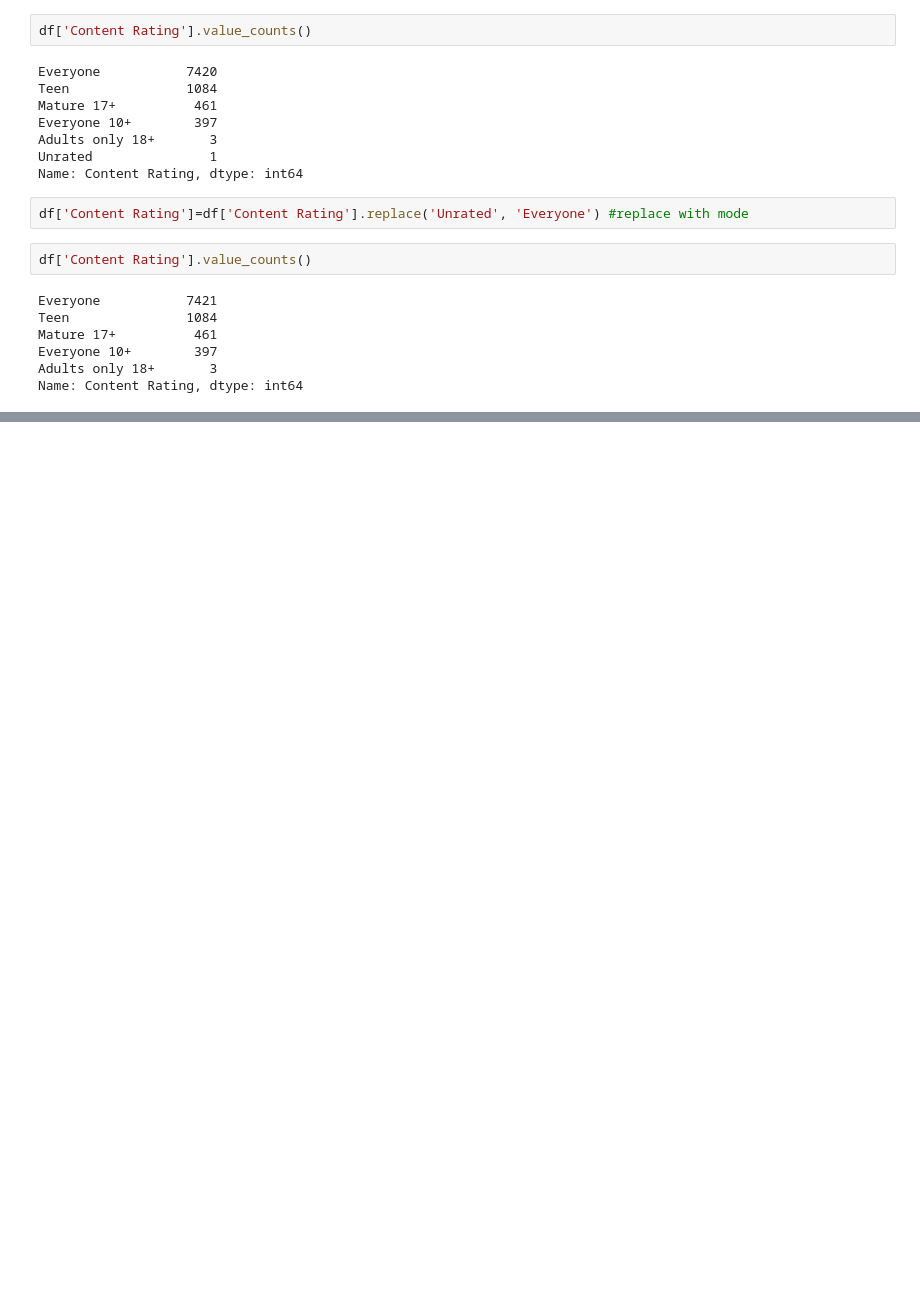
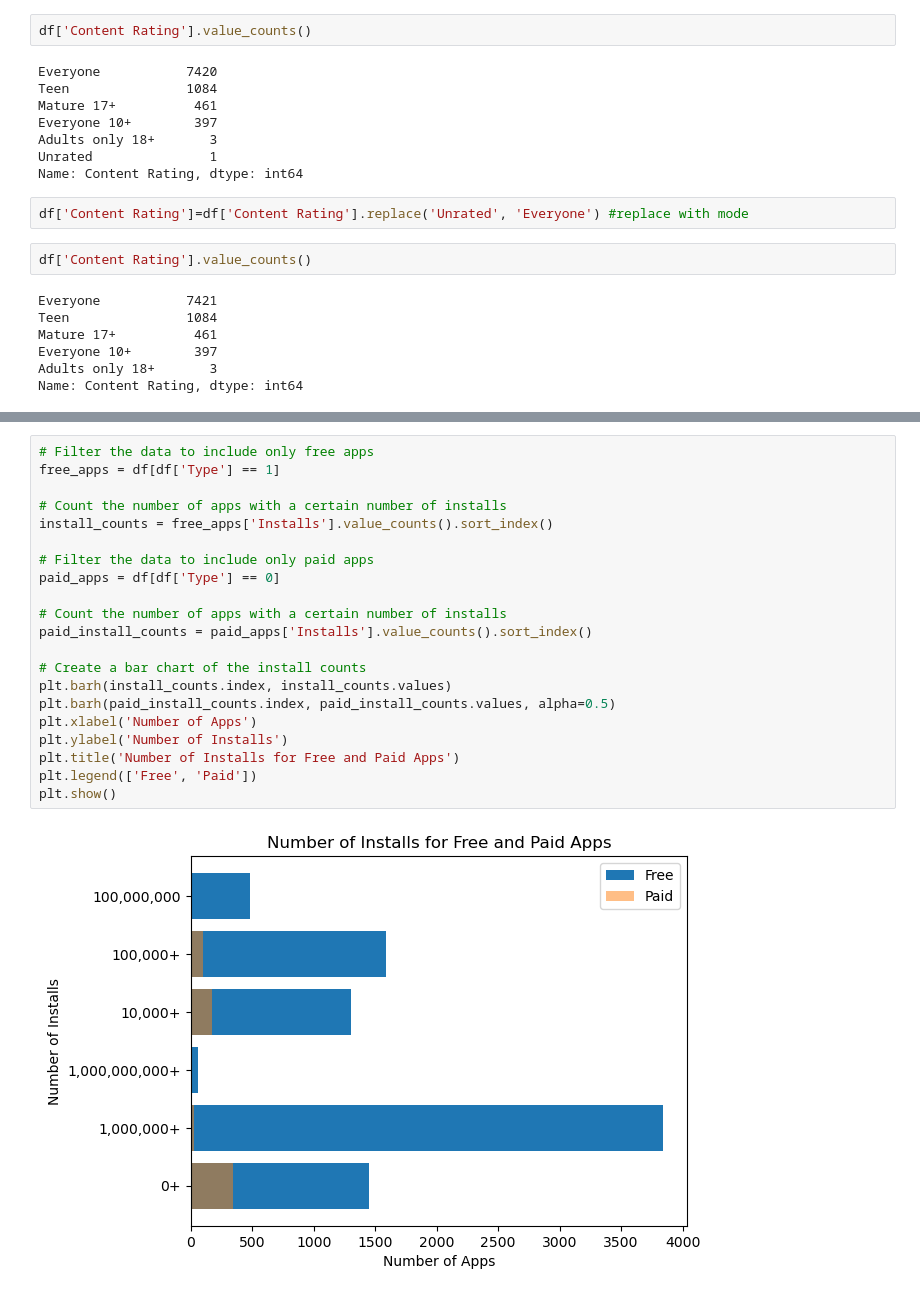
Before and after one commit to LYS312/TheAnalysts, a Jupyter notebook: TheAnalysts/TheAnalysts.ipynb, the cells around one changed output, grey strips where cells are left out. Cells and saved outputs as stored; diff of their text form; blank space fills up the shorter version.

```diff
--- a/TheAnalysts/TheAnalysts.ipynb
+++ b/TheAnalysts/TheAnalysts.ipynb
@@ -598,0 +904,23 @@ Name: Content Rating, dtype: int64
+# %%
+# Filter the data to include only free apps
+free_apps = df[df['Type'] == 1]
+
+# Count the number of apps with a certain number of installs
+install_counts = free_apps['Installs'].value_counts().sort_index()
+
+# Filter the data to include only paid apps
+paid_apps = df[df['Type'] == 0]
+
+# Count the number of apps with a certain number of installs
+paid_install_counts = paid_apps['Installs'].value_counts().sort_index()
+
+# Create a bar chart of the install counts
+plt.barh(install_counts.index, install_counts.values)
+plt.barh(paid_install_counts.index, paid_install_counts.values, alpha=0.5)
+plt.xlabel('Number of Apps')
+plt.ylabel('Number of Installs')
+plt.title('Number of Installs for Free and Paid Apps')
+plt.legend(['Free', 'Paid'])
+plt.show()
+# %% [output]
+[figure, added]
```
Also changed, not shown: parts of 41 cells of this notebook.
